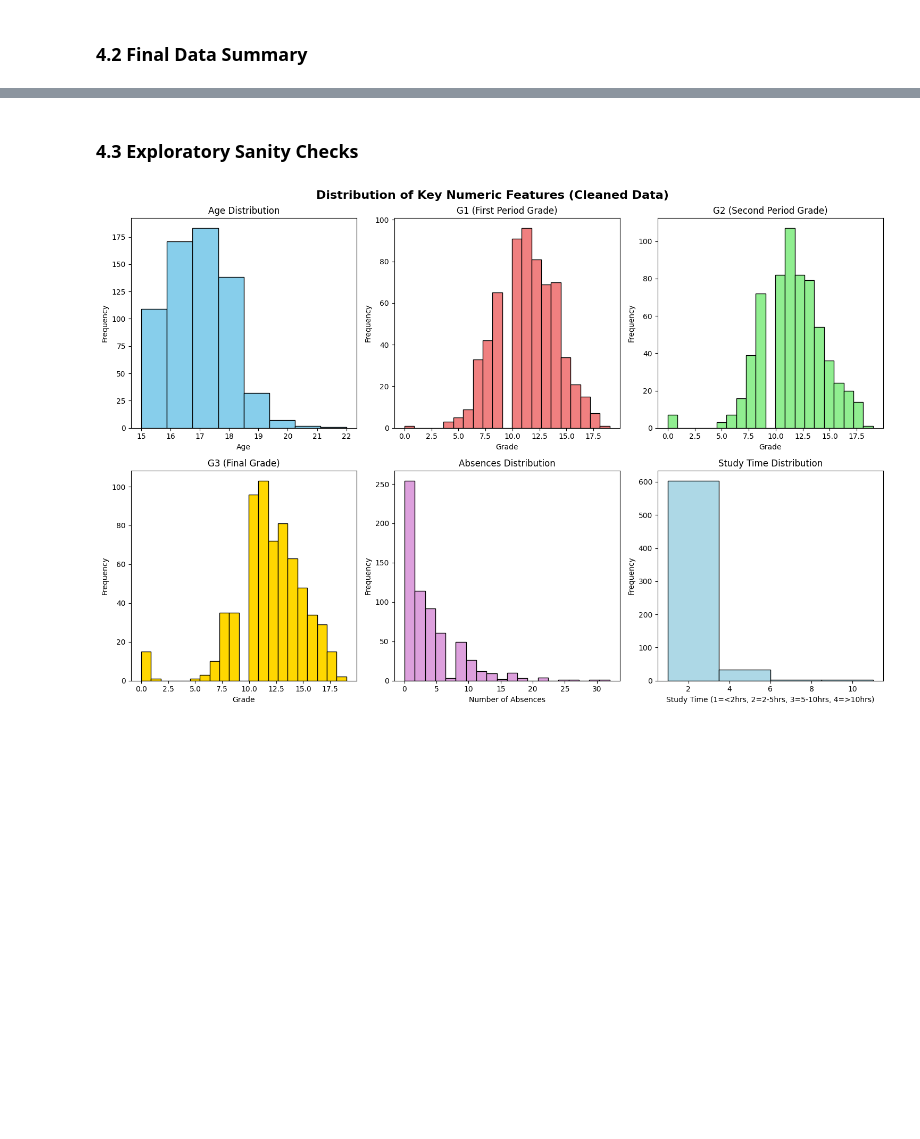
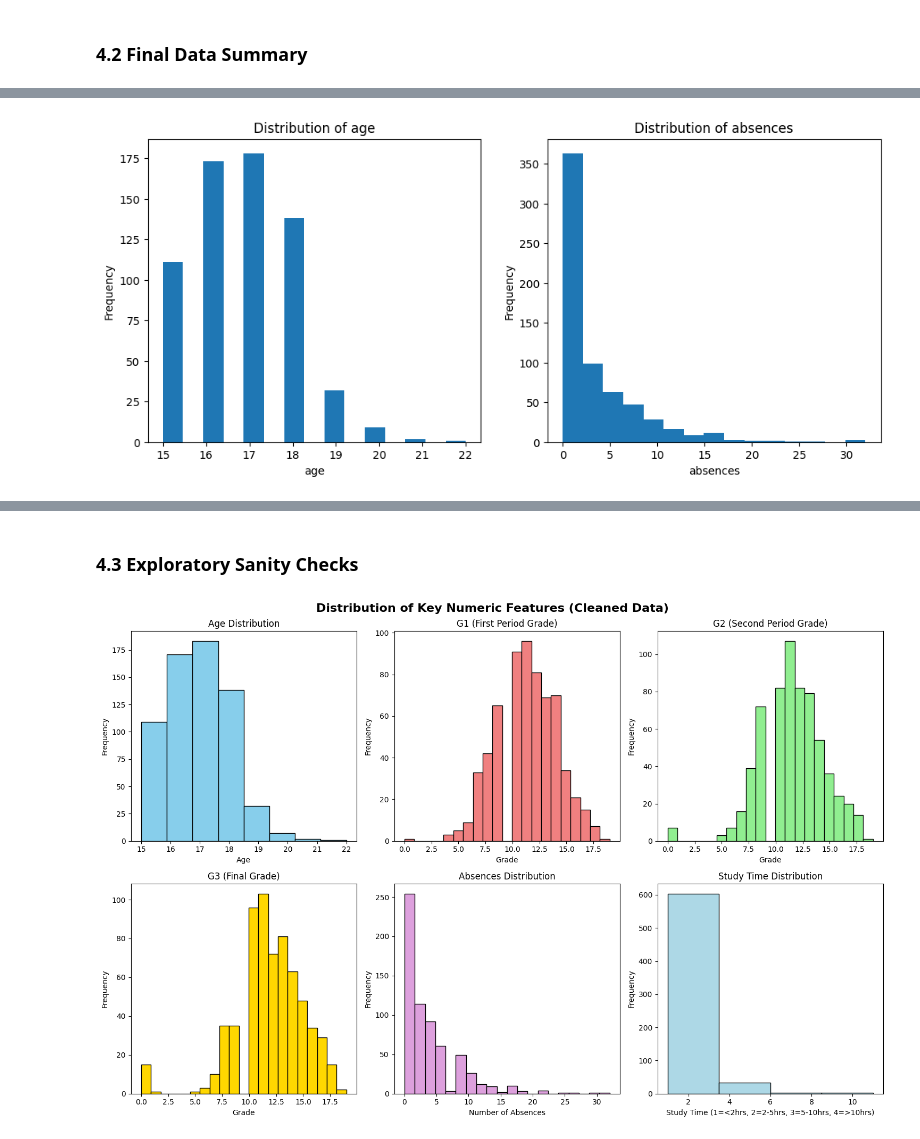
Before and after one commit to Cullen179/Practical-Data-Science, a Jupyter notebook: A1/assignment1_TEMPLATE.ipynb, the cells around one changed output, grey strips where cells are left out. Drawn from its saved outputs; the diff is of its cells as text; code cells hidden in the pictures; blank space fills up the shorter version.

```diff
--- a/A1/assignment1_TEMPLATE.ipynb
+++ b/A1/assignment1_TEMPLATE.ipynb
@@ -597,0 +593,12 @@ STATISTICAL SUMMARY (Cleaned Data)
+# %%
+numeric_cols_plot = ['age', 'absences']
+
+_, subs = plt.subplots(1, len(numeric_cols_plot), figsize=(12, 5))
+
+for i, col in enumerate(numeric_cols_plot):
+    subs[i].hist(df[col].dropna(), bins=15)
+    subs[i].set_title(f'Distribution of {col}')
+    subs[i].set_xlabel(col)
+    subs[i].set_ylabel('Frequency')
+# %% [output]
+[figure, added]
```
Also changed, not shown: parts of 38 cells of this notebook, 6 other files.
